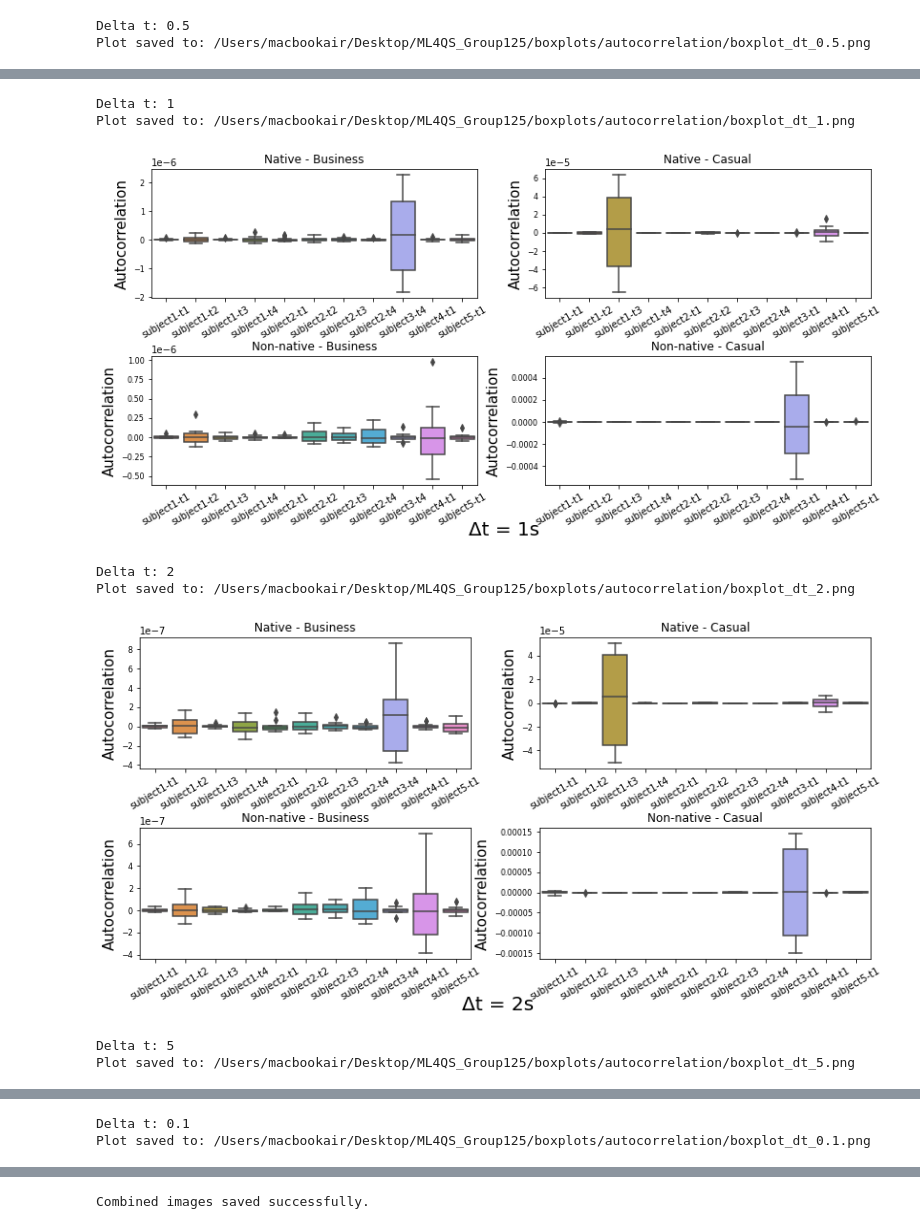
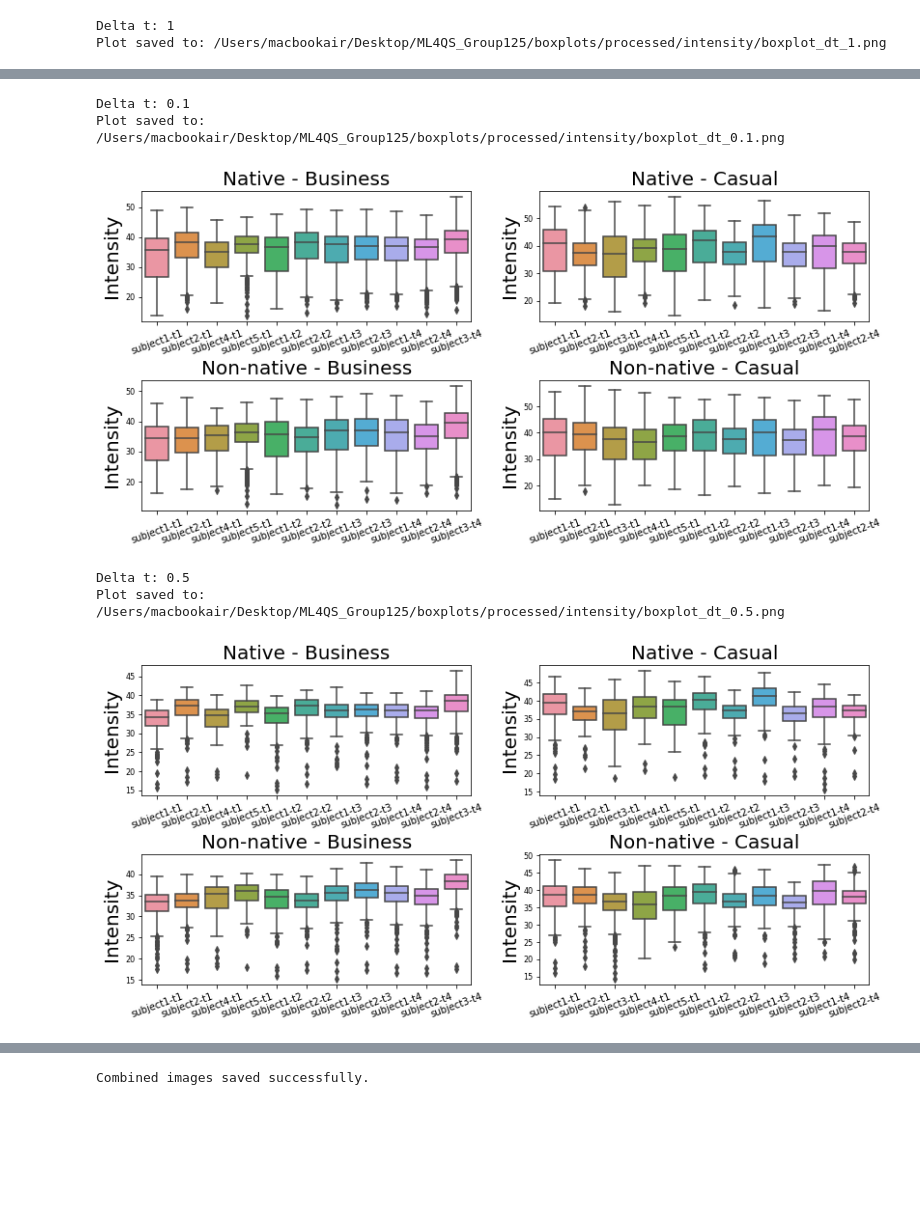
Before and after one commit to thingavu/ML4QS_Group125, a Jupyter notebook: boxplots/boxplots.ipynb, the cells around one changed output, grey strips where cells are left out. Drawn from its saved outputs; the diff is of its cells as text; code cells hidden in the pictures; blank space fills up the shorter version.

Commit message:
boxplots for kalman

```diff
--- a/boxplots/boxplots.ipynb
+++ b/boxplots/boxplots.ipynb
@@ -6,14 +6,14 @@ import glob
 import os
 # %%
 # Directory containing your pitch files
-file_dir = '/Users/macbookair/Desktop/ML4QS_Group125/data_aggregated/'
-output_dir = '/Users/macbookair/Desktop/ML4QS_Group125/boxplots/autocorrelation/'
+file_dir = '/Users/macbookair/Desktop/ML4QS_Group125/data_preprocessed/'
+output_dir = '/Users/macbookair/Desktop/ML4QS_Group125/boxplots/processed/intensity'
 
 # Create output directory if it doesn't exist
 os.makedirs(output_dir, exist_ok=True)
 
 # Get all pitch files with .csv extension
-file_paths = glob.glob(os.path.join(file_dir, 'autocorrelation_time_*.csv'))
+file_paths = glob.glob(os.path.join(file_dir, 'preprocessed_merged_*.csv'))
 # %%
 # Define native and non-native languages
 native_languages = ['ch', 'tr', 'ru']
@@ -73,15 +73,15 @@ for file_path in file_paths:
             df_lang_tone = df[(df['tone'] == tone) & (df['language'] == non_native_language)]
 
         # Create boxplots with participant-script on the x-axis in the current subplot
-        sns.boxplot(ax=axs[plot_idx], x='participant_script', y='autocorrelation_mean', data=df_lang_tone)
+        sns.boxplot(ax=axs[plot_idx], x='participant_script', y='sound_intensity_mean_kalman', data=df_lang_tone)
 
         if tone == 'bus':
-            axs[plot_idx].set_title(f'{language_type.capitalize()} - Business', fontsize=30)
+            axs[plot_idx].set_title(f'{language_type.capitalize()} - Business', fontsize=20)
         else:
-            axs[plot_idx].set_title(f'{language_type.capitalize()} - Casual', fontsize=30)
+            axs[plot_idx].set_title(f'{language_type.capitalize()} - Casual', fontsize=20)
 
         axs[plot_idx].set_xlabel("")  # Remove x-axis label
-        axs[plot_idx].set_ylabel("Autocorrelation", fontsize=30)
+        axs[plot_idx].set_ylabel("Intensity", fontsize=20)
         axs[plot_idx].tick_params(axis='x', rotation=20, labelsize=10)
         axs[plot_idx].tick_params(axis='y', labelsize=8)
 
@@ -98,5 +98,5 @@ for file_path in file_paths:
     # Close the plot to free memory
     plt.close(fig)
 # %% [output]
-Delta t: 0.5
-Plot saved to: /Users/macbookair/Desktop/ML4QS_Group125/boxplots/autocorrelation/boxplot_dt_0.5.png
+Delta t: 1
+Plot saved to: /Users/macbookair/Desktop/ML4QS_Group125/boxplots/processed/intensity/boxplot_dt_1.png
@@ -104,8 +104,6 @@ Plot saved to: /Users/macbookair/Desktop/ML4QS_Group125/boxplots/autocorrelation
-Delta t: 1
-Plot saved to: /Users/macbookair/Desktop/ML4QS_Group125/boxplots/autocorrelation/boxplot_dt_1.png
+Delta t: 0.1
+Plot saved to: /Users/macbookair/Desktop/ML4QS_Group125/boxplots/processed/intensity/boxplot_dt_0.1.png
-[figure, old version]
+[figure, new version]
-Delta t: 2
-Plot saved to: /Users/macbookair/Desktop/ML4QS_Group125/boxplots/autocorrelation/boxplot_dt_2.png
+Delta t: 0.5
+Plot saved to: /Users/macbookair/Desktop/ML4QS_Group125/boxplots/processed/intensity/boxplot_dt_0.5.png
-[figure, old version]
+[figure, new version]
-Delta t: 5
-Plot saved to: /Users/macbookair/Desktop/ML4QS_Group125/boxplots/autocorrelation/boxplot_dt_5.png
@@ -113,2 +109,0 @@ Plot saved to: /Users/macbookair/Desktop/ML4QS_Group125/boxplots/autocorrelation
-Delta t: 0.1
-Plot saved to: /Users/macbookair/Desktop/ML4QS_Group125/boxplots/autocorrelation/boxplot_dt_0.1.png
```
Also changed, not shown: parts of 1 cell of this notebook, 10 other files.
